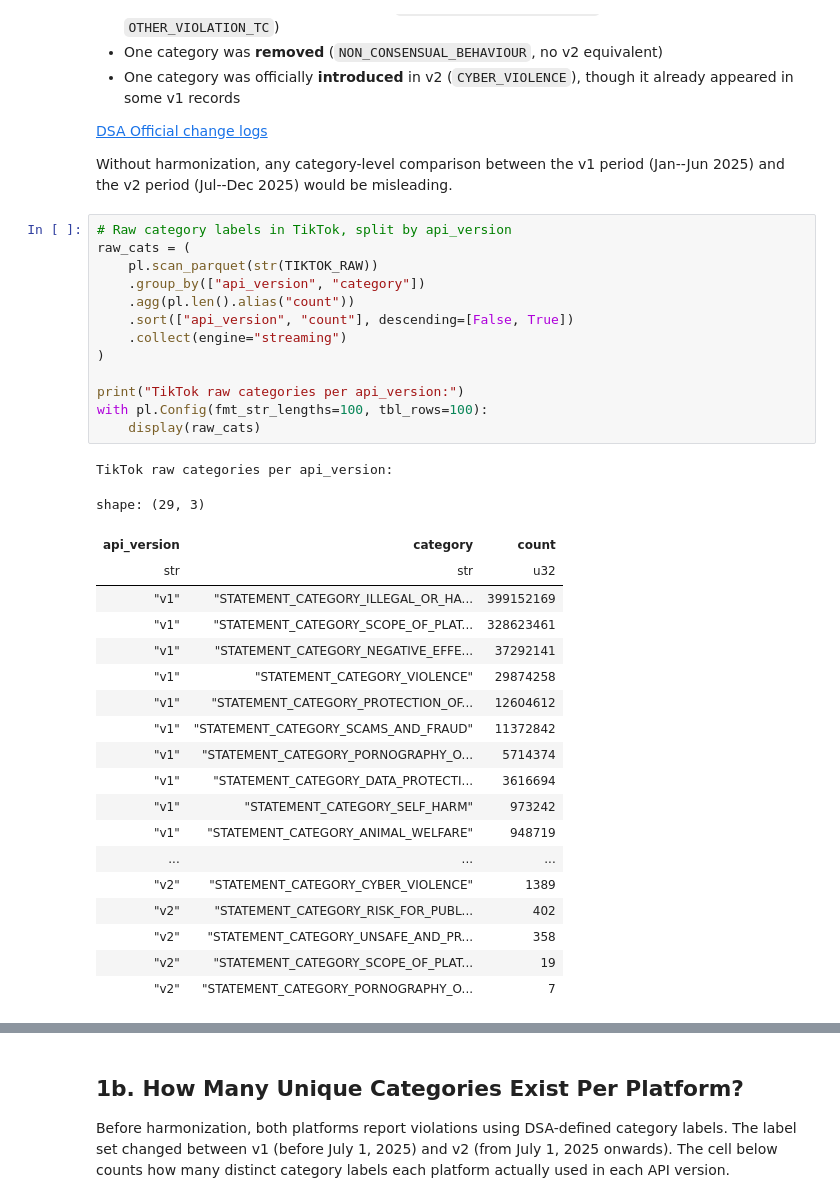
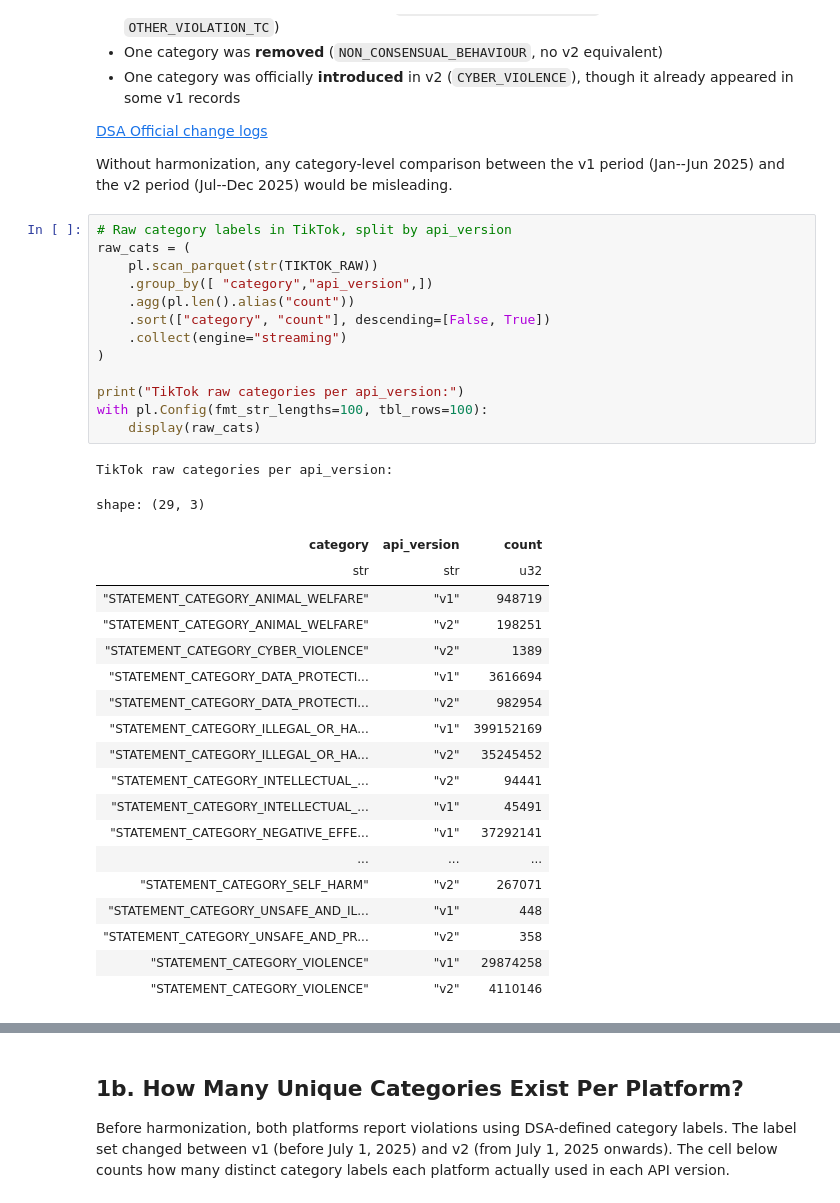
Before and after one commit to zamo-13/Bachelorarbeit_Moderation-Dynamics-in-Transition, a Jupyter notebook: notebooks/03_harmonization.ipynb, the cells around one changed output, grey strips where cells are left out. Saved outputs shown, nothing was run; the diff lists cells and outputs as text.

```diff
--- a/notebooks/03_harmonization.ipynb
+++ b/notebooks/03_harmonization.ipynb
@@ -38,37 +38,37 @@ Without harmonization, any category-level comparison between the v1 period (Jan-
 # %%
 # Raw category labels in TikTok, split by api_version
 raw_cats = (
     pl.scan_parquet(str(TIKTOK_RAW))
-    .group_by(["api_version", "category"])
+    .group_by([ "category","api_version",])
     .agg(pl.len().alias("count"))
-    .sort(["api_version", "count"], descending=[False, True])
+    .sort(["category", "count"], descending=[False, True])
     .collect(engine="streaming")
 )
 
 print("TikTok raw categories per api_version:")
 with pl.Config(fmt_str_lengths=100, tbl_rows=100):
     display(raw_cats)
 # %% [output]
 TikTok raw categories per api_version:
 shape: (29, 3)
-| api_version | category | count |
+| category | api_version | count |
 | str | str | u32 |
-| "v1" | "STATEMENT_CATEGORY_ILLEGAL_OR_HA... | 399152169 |
-| "v1" | "STATEMENT_CATEGORY_SCOPE_OF_PLAT... | 328623461 |
-| "v1" | "STATEMENT_CATEGORY_NEGATIVE_EFFE... | 37292141 |
-| "v1" | "STATEMENT_CATEGORY_VIOLENCE" | 29874258 |
-| "v1" | "STATEMENT_CATEGORY_PROTECTION_OF... | 12604612 |
-| "v1" | "STATEMENT_CATEGORY_SCAMS_AND_FRAUD" | 11372842 |
-| "v1" | "STATEMENT_CATEGORY_PORNOGRAPHY_O... | 5714374 |
-| "v1" | "STATEMENT_CATEGORY_DATA_PROTECTI... | 3616694 |
-| "v1" | "STATEMENT_CATEGORY_SELF_HARM" | 973242 |
-| "v1" | "STATEMENT_CATEGORY_ANIMAL_WELFARE" | 948719 |
+| "STATEMENT_CATEGORY_ANIMAL_WELFARE" | "v1" | 948719 |
+| "STATEMENT_CATEGORY_ANIMAL_WELFARE" | "v2" | 198251 |
+| "STATEMENT_CATEGORY_CYBER_VIOLENCE" | "v2" | 1389 |
+| "STATEMENT_CATEGORY_DATA_PROTECTI... | "v1" | 3616694 |
+| "STATEMENT_CATEGORY_DATA_PROTECTI... | "v2" | 982954 |
+| "STATEMENT_CATEGORY_ILLEGAL_OR_HA... | "v1" | 399152169 |
+| "STATEMENT_CATEGORY_ILLEGAL_OR_HA... | "v2" | 35245452 |
+| "STATEMENT_CATEGORY_INTELLECTUAL_... | "v2" | 94441 |
+| "STATEMENT_CATEGORY_INTELLECTUAL_... | "v1" | 45491 |
+| "STATEMENT_CATEGORY_NEGATIVE_EFFE... | "v1" | 37292141 |
 | ... | ... | ... |
-| "v2" | "STATEMENT_CATEGORY_CYBER_VIOLENCE" | 1389 |
-| "v2" | "STATEMENT_CATEGORY_RISK_FOR_PUBL... | 402 |
-| "v2" | "STATEMENT_CATEGORY_UNSAFE_AND_PR... | 358 |
-| "v2" | "STATEMENT_CATEGORY_SCOPE_OF_PLAT... | 19 |
-| "v2" | "STATEMENT_CATEGORY_PORNOGRAPHY_O... | 7 |
+| "STATEMENT_CATEGORY_SELF_HARM" | "v2" | 267071 |
+| "STATEMENT_CATEGORY_UNSAFE_AND_IL... | "v1" | 448 |
+| "STATEMENT_CATEGORY_UNSAFE_AND_PR... | "v2" | 358 |
+| "STATEMENT_CATEGORY_VIOLENCE" | "v1" | 29874258 |
+| "STATEMENT_CATEGORY_VIOLENCE" | "v2" | 4110146 |
 # %%
 # Raw category labels in X, split by api_version
 raw_cats_x = (
```
Also changed, not shown: parts of 17 cells of this notebook.
